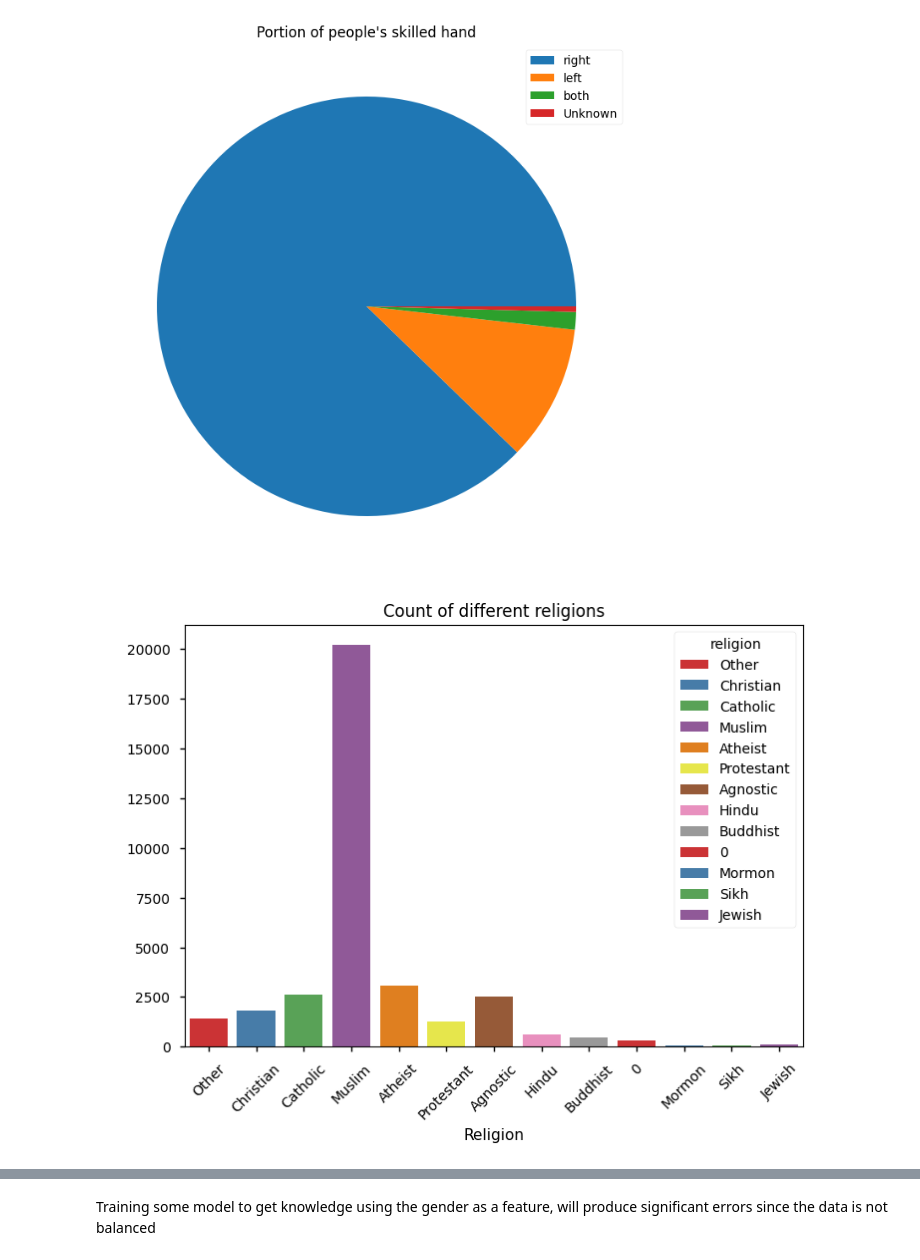
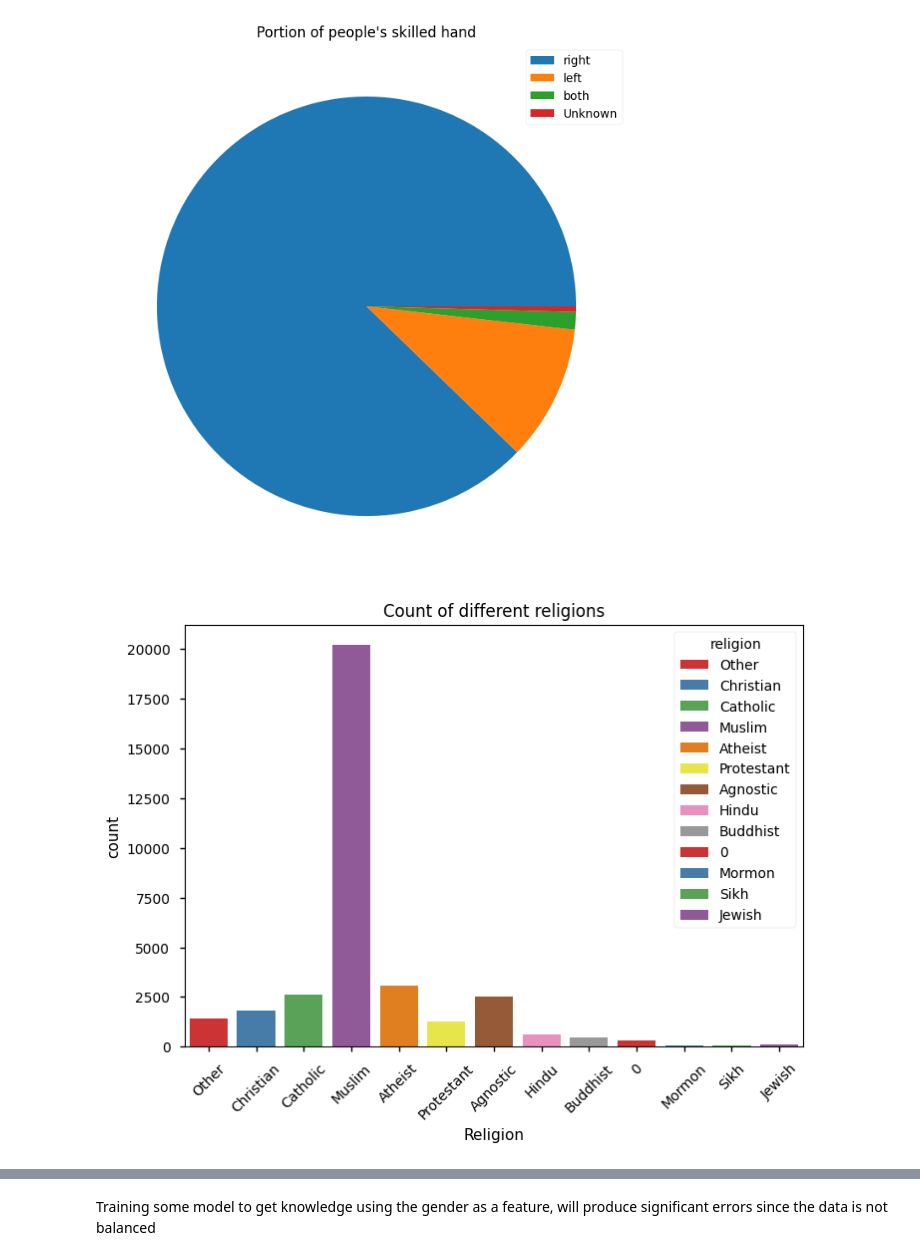
Before and after one commit to JRI11930/DASS-Responses-Analysis, a Jupyter notebook: notebooks/depression.ipynb, the cells around one changed output, grey strips where cells are left out. Cells and saved outputs as stored; diff of their text form; code cells hidden in the pictures.

```diff
--- a/notebooks/depression.ipynb
+++ b/notebooks/depression.ipynb
@@ -561,14 +561,13 @@ plt.legend(df2.hand.value_counts().index)
 # %%
 # Now let's examine the different religions (hypothesis 3)
 sns.countplot(x='religion', data=df2, palette='Set1', hue='religion')
 
 plt.title('Count of different religions')
 plt.xlabel('Religion')
-plt.ylabel(' ')
 plt.xticks(rotation=45)  # Rotar las etiquetas si es necesario
 plt.show()
 # %% [output]
-[figure, old version]
+[figure, new version]
 # %%
 # Interesting question 2
 sns.countplot(x='gender', data=df2, palette= 'Set1', hue='gender')
```
Also changed, not shown: parts of 1 cell of this notebook.
